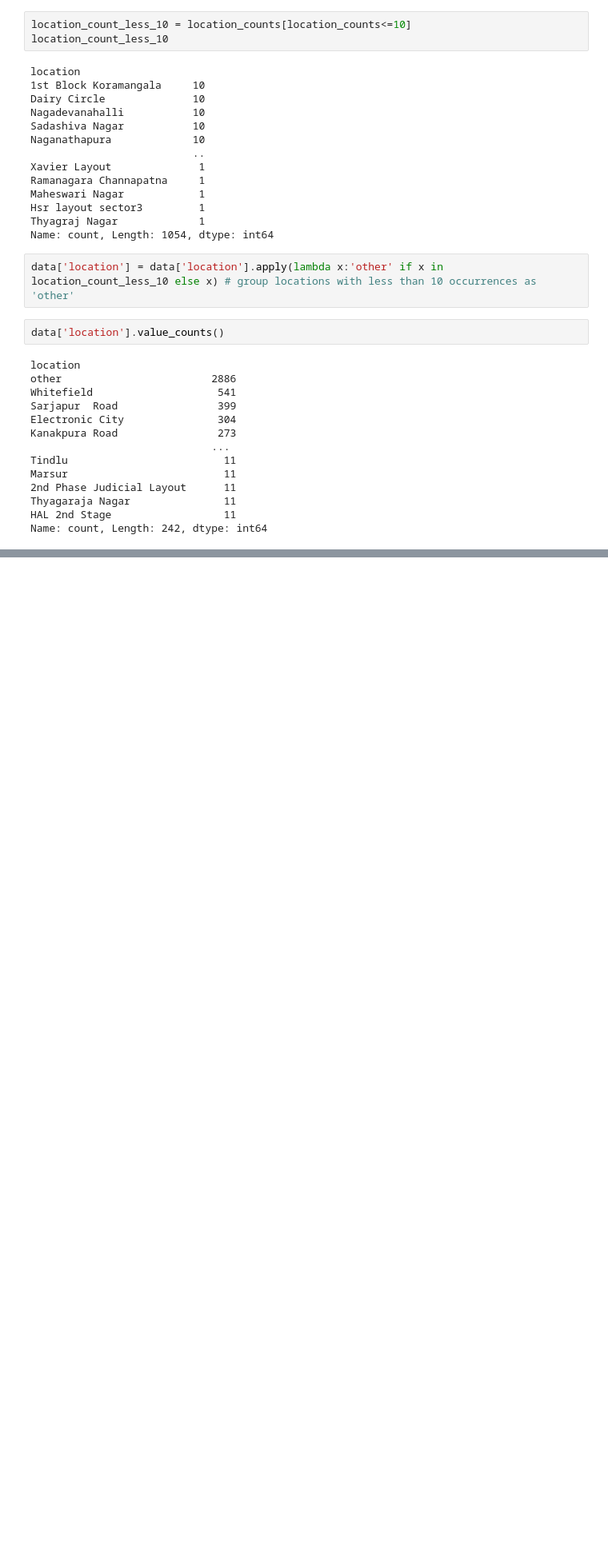
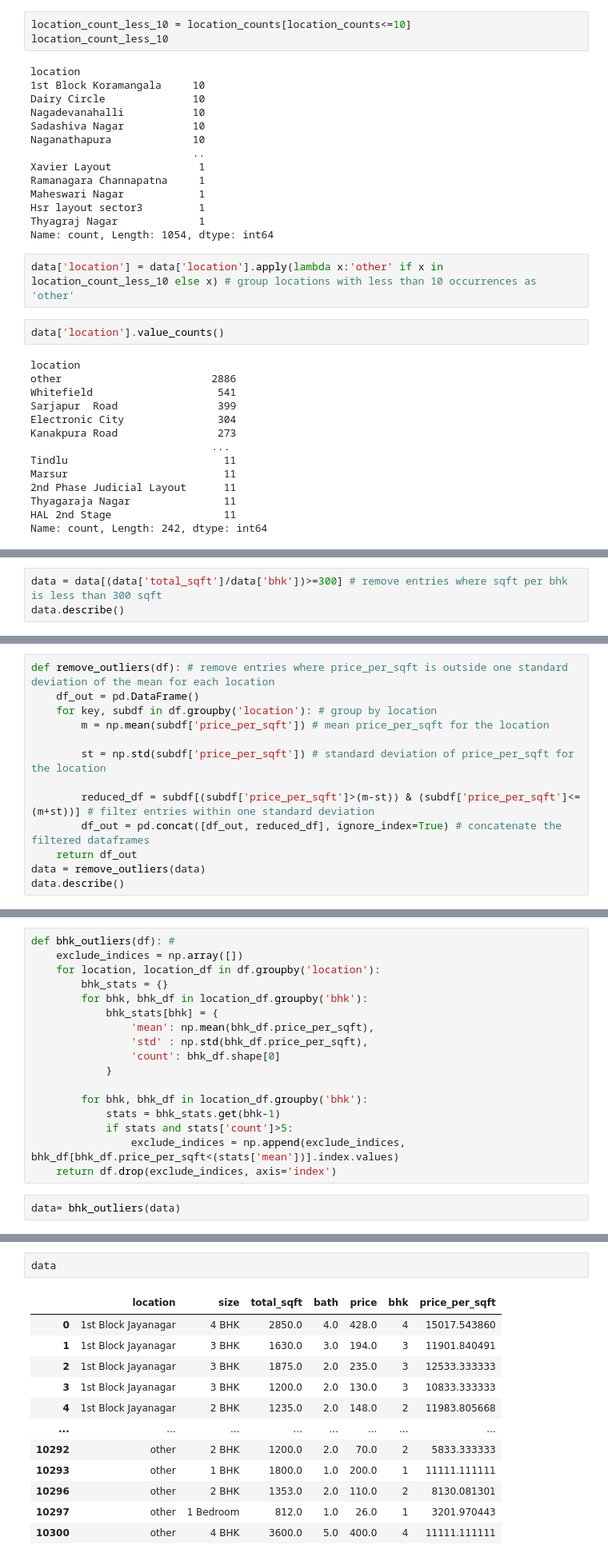
Before and after one commit to pranjul332/House-Price-Predictor, a Jupyter notebook: Predictor.ipynb, the cells around one changed output, grey strips where cells are left out. Shown at 80% size. Saved outputs shown, nothing was run; the diff lists cells and outputs as text; blank space fills up the shorter version.

```diff
--- a/Predictor.ipynb
+++ b/Predictor.ipynb
@@ -249,0 +276,3 @@ Name: count, Length: 242, dtype: int64
+# %%
+data = data[(data['total_sqft']/data['bhk'])>=300] # remove entries where sqft per bhk is less than 300 sqft
+data.describe()
@@ -249,0 +305,13 @@ Name: count, Length: 242, dtype: int64
+# %%
+def remove_outliers(df): # remove entries where price_per_sqft is outside one standard deviation of the mean for each location
+    df_out = pd.DataFrame()
+    for key, subdf in df.groupby('location'): # group by location
+        m = np.mean(subdf['price_per_sqft']) # mean price_per_sqft for the location
+
+        st = np.std(subdf['price_per_sqft']) # standard deviation of price_per_sqft for the location
+
+        reduced_df = subdf[(subdf['price_per_sqft']>(m-st)) & (subdf['price_per_sqft']<=(m+st))] # filter entries within one standard deviation
+        df_out = pd.concat([df_out, reduced_df], ignore_index=True) # concatenate the filtered dataframes
+    return df_out
+data = remove_outliers(data)
+data.describe()
@@ -249,0 +328,19 @@ Name: count, Length: 242, dtype: int64
+# %%
+def bhk_outliers(df): #
+    exclude_indices = np.array([])
+    for location, location_df in df.groupby('location'):
+        bhk_stats = {}
+        for bhk, bhk_df in location_df.groupby('bhk'):
+            bhk_stats[bhk] = {
+                'mean': np.mean(bhk_df.price_per_sqft),
+                'std' : np.std(bhk_df.price_per_sqft),
+                'count': bhk_df.shape[0]
+            }
+
+        for bhk, bhk_df in location_df.groupby('bhk'):
+            stats = bhk_stats.get(bhk-1)
+            if stats and stats['count']>5:
+                exclude_indices = np.append(exclude_indices, bhk_df[bhk_df.price_per_sqft<(stats['mean'])].index.values)
+    return df.drop(exclude_indices, axis='index')
+# %%
+data= bhk_outliers(data)
@@ -249,0 +351,15 @@ Name: count, Length: 242, dtype: int64
+# %%
+data
+# %% [output]
+|  | location | size | total_sqft | bath | price | bhk | price_per_sqft |
+| 0 | 1st Block Jayanagar | 4 BHK | 2850.0 | 4.0 | 428.0 | 4 | 15017.543860 |
+| 1 | 1st Block Jayanagar | 3 BHK | 1630.0 | 3.0 | 194.0 | 3 | 11901.840491 |
+| 2 | 1st Block Jayanagar | 3 BHK | 1875.0 | 2.0 | 235.0 | 3 | 12533.333333 |
+| 3 | 1st Block Jayanagar | 3 BHK | 1200.0 | 2.0 | 130.0 | 3 | 10833.333333 |
+| 4 | 1st Block Jayanagar | 2 BHK | 1235.0 | 2.0 | 148.0 | 2 | 11983.805668 |
+| ... | ... | ... | ... | ... | ... | ... | ... |
+| 10292 | other | 2 BHK | 1200.0 | 2.0 | 70.0 | 2 | 5833.333333 |
+| 10293 | other | 1 BHK | 1800.0 | 1.0 | 200.0 | 1 | 11111.111111 |
+| 10296 | other | 2 BHK | 1353.0 | 2.0 | 110.0 | 2 | 8130.081301 |
+| 10297 | other | 1 Bedroom | 812.0 | 1.0 | 26.0 | 1 | 3201.970443 |
+| 10300 | other | 4 BHK | 3600.0 | 5.0 | 400.0 | 4 | 11111.111111 |
```
Also changed, not shown: parts of 12 cells of this notebook.
